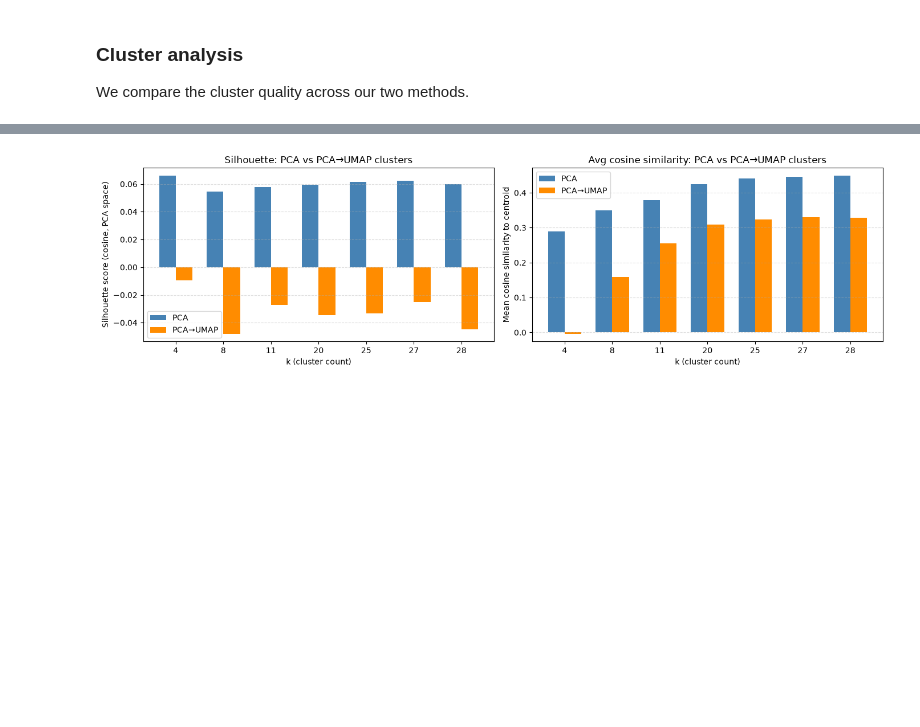
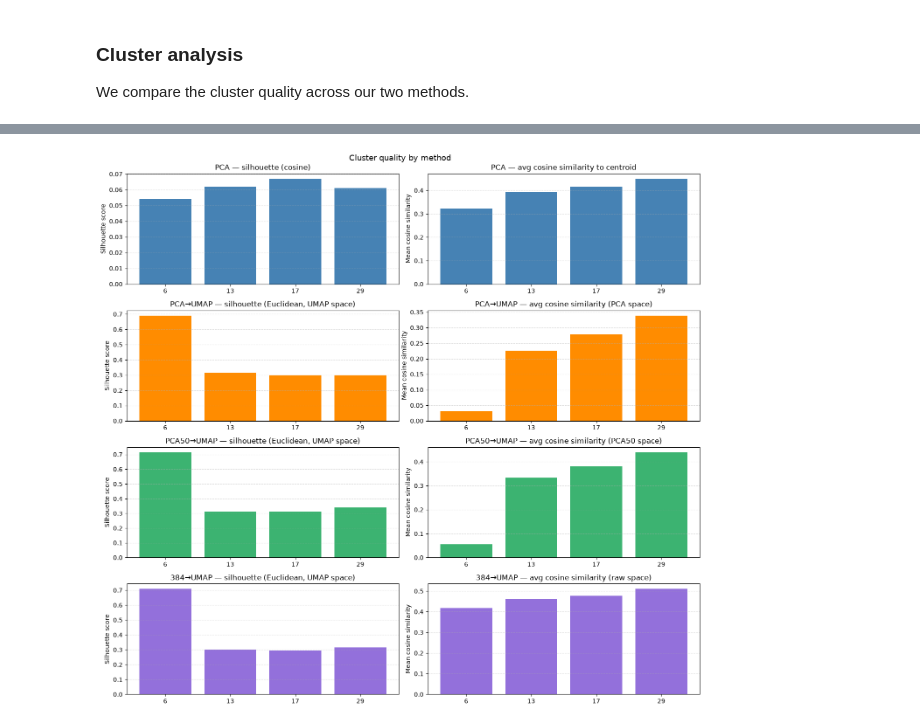
Before and after one commit to Gigascale-Labs/Pulse, a Jupyter notebook: data_load_personae.ipynb, the cells around one changed output, grey strips where cells are left out. Drawn from its saved outputs; the diff is of its cells as text; code cells hidden in the pictures; blank space fills up the shorter version.

```diff
--- a/data_load_personae.ipynb
+++ b/data_load_personae.ipynb
@@ -608,7 +620,7 @@ for chosen_k, (kmeans, labels, centroids) in cluster_runs.items():
     _date_dir = _base / datetime.date.today().isoformat()
     _run_dir = _date_dir / f"{datetime.datetime.now().strftime('%H%M%S')}_{chosen_k}cluster_{uuid.uuid4()}"
     _run_dir.mkdir(parents=True, exist_ok=True)
-    print(f"\nk={chosen_k} → {_run_dir}")
+    print(f"\nk={chosen_k} then {_run_dir}")
 
     with ThreadPoolExecutor(max_workers=chosen_k) as pool:
         tasks = [(k, labels, embeddings, centroids) for k in range(chosen_k)]
@@ -618,6 +630,6 @@ for chosen_k, (kmeans, labels, centroids) in cluster_runs.items():
             lines = [f"  Cluster {k}: {cluster_mask.sum():,} posts | min cos-sim={similarities[top_local_idx[-1]]:.3f}"]
             for title in top_posts["title"][:3].to_list():
                 lines.append(f"    - {title[:80]}")
-            lines.append(f"    Saved → {file_path}")
+            lines.append(f"    Saved then {file_path}")
             print("\n".join(lines))
 # %% [output]
@@ -724,0 +744,4 @@ k=4 (UMAP clusters, PCA cosine scoring)
+# %%
+pca50 = cuml.PCA(n_components=50)
+embeddings_pca50 = np.asarray(pca50.fit_transform(embeddings_raw))
+print(f"PCA50 reduction complete. Shape: {embeddings_pca50.shape}")
@@ -724,0 +750,6 @@ k=4 (UMAP clusters, PCA cosine scoring)
+# %%
+umap_pca50 = cuml.manifold.UMAP(
+    n_components=UMAP_DIMS, n_neighbors=15, min_dist=0.1, random_state=42, metric="cosine"
+)
+embeddings_pca50_umap = np.asarray(umap_pca50.fit_transform(embeddings_pca50))
+print(f"UMAP reduction complete. Shape: {embeddings_pca50_umap.shape}")
@@ -724,0 +836,6 @@ k=4 (UMAP clusters, PCA cosine scoring)
+# %%
+umap_raw = cuml.manifold.UMAP(
+    n_components=UMAP_DIMS, n_neighbors=15, min_dist=0.1, random_state=42, metric="cosine"
+)
+embeddings_umap_raw = np.asarray(umap_raw.fit_transform(embeddings_raw))
+print(f"UMAP reduction complete. Shape: {embeddings_umap_raw.shape}")
@@ -777,31 +950,32 @@ k=28  avg cos  PCA=0.449  UMAP=0.329
 # %%
-ks    = sorted(CLUSTER_SIZES)
-x     = np.arange(len(ks))
-width = 0.35
+ks = sorted(CLUSTER_SIZES)
+x  = np.arange(len(ks))
 
-fig, (ax1, ax2) = plt.subplots(1, 2, figsize=(14, 4))
+fig, axes = plt.subplots(4, 2, figsize=(14, 13))
+(ax_pca_sil,  ax_pca_cos ), \
+(ax_umap_sil, ax_umap_cos), \
+(ax_p50u_sil, ax_p50u_cos), \
+(ax_raw_sil,  ax_raw_cos ) = axes
 
-ax1.bar(x - width/2, [sil_pca[k]  for k in ks], width, label="PCA",      color="steelblue")
-ax1.bar(x + width/2, [sil_umap[k] for k in ks], width, label="PCA→UMAP", color="darkorange")
-ax1.set_xticks(x)
-ax1.set_xticklabels([str(k) for k in ks])
-ax1.set_xlabel("k (cluster count)")
-ax1.set_ylabel("Silhouette score (cosine, PCA space)")
-ax1.set_title("Silhouette: PCA vs PCA then UMAP clusters")
-ax1.legend()
-ax1.grid(axis="y", linestyle="--", alpha=0.4)
+def _bar(ax, ks, vals, color, title, ylabel):
+    ax.bar(np.arange(len(ks)), vals, color=color)
+    ax.set_xticks(np.arange(len(ks)))
+    ax.set_xticklabels([str(k) for k in ks])
+    ax.set_title(title)
+    ax.set_ylabel(ylabel)
+    ax.grid(axis="y", linestyle="--", alpha=0.4)
 
-ax2.bar(x - width/2, [avg_cos_pca[k]  for k in ks], width, label="PCA",      color="steelblue")
-ax2.bar(x + width/2, [avg_cos_umap[k] for k in ks], width, label="PCA then UMAP", color="darkorange")
-ax2.set_xticks(x)
-ax2.set_xticklabels([str(k) for k in ks])
-ax2.set_xlabel("k (cluster count)")
-ax2.set_ylabel("Mean cosine similarity to centroid")
-ax2.set_title("Avg cosine similarity: PCA vs PCA then UMAP clusters")
-ax2.legend()
-ax2.grid(axis="y", linestyle="--", alpha=0.4)
+_bar(ax_pca_sil,  ks, [sil_pca[k]       for k in ks], "steelblue",      "PCA \u2014 silhouette (cosine)",                              "Silhouette score")
+_bar(ax_pca_cos,  ks, [avg_cos_pca[k]   for k in ks], "steelblue",      "PCA \u2014 avg cosine similarity to centroid",                "Mean cosine similarity")
+_bar(ax_umap_sil, ks, [sil_umap[k]      for k in ks], "darkorange",     "PCA\u2192UMAP \u2014 silhouette (Euclidean, UMAP space)",    "Silhouette score")
+_bar(ax_umap_cos, ks, [avg_cos_umap[k]  for k in ks], "darkorange",     "PCA\u2192UMAP \u2014 avg cosine similarity (PCA space)",     "Mean cosine similarity")
+_bar(ax_p50u_sil, ks, [sil_pca50umap[k] for k in ks], "mediumseagreen", "PCA50\u2192UMAP \u2014 silhouette (Euclidean, UMAP space)",  "Silhouette score")
+_bar(ax_p50u_cos, ks, [avg_cos_pca50umap[k] for k in ks], "mediumseagreen", "PCA50\u2192UMAP \u2014 avg cosine similarity (PCA50 space)", "Mean cosine similarity")
+_bar(ax_raw_sil,  ks, [sil_umap_raw[k]  for k in ks], "mediumpurple",   "384\u2192UMAP \u2014 silhouette (Euclidean, UMAP space)",    "Silhouette score")
+_bar(ax_raw_cos,  ks, [avg_cos_umap_raw[k] for k in ks], "mediumpurple", "384\u2192UMAP \u2014 avg cosine similarity (raw space)",    "Mean cosine similarity")
 
+fig.suptitle("Cluster quality by method", fontsize=13)
 plt.tight_layout()
 plt.show()
 # %% [output]
-[figure, old version]
+[figure, new version]
```
Also changed, not shown: parts of 45 cells of this notebook.
